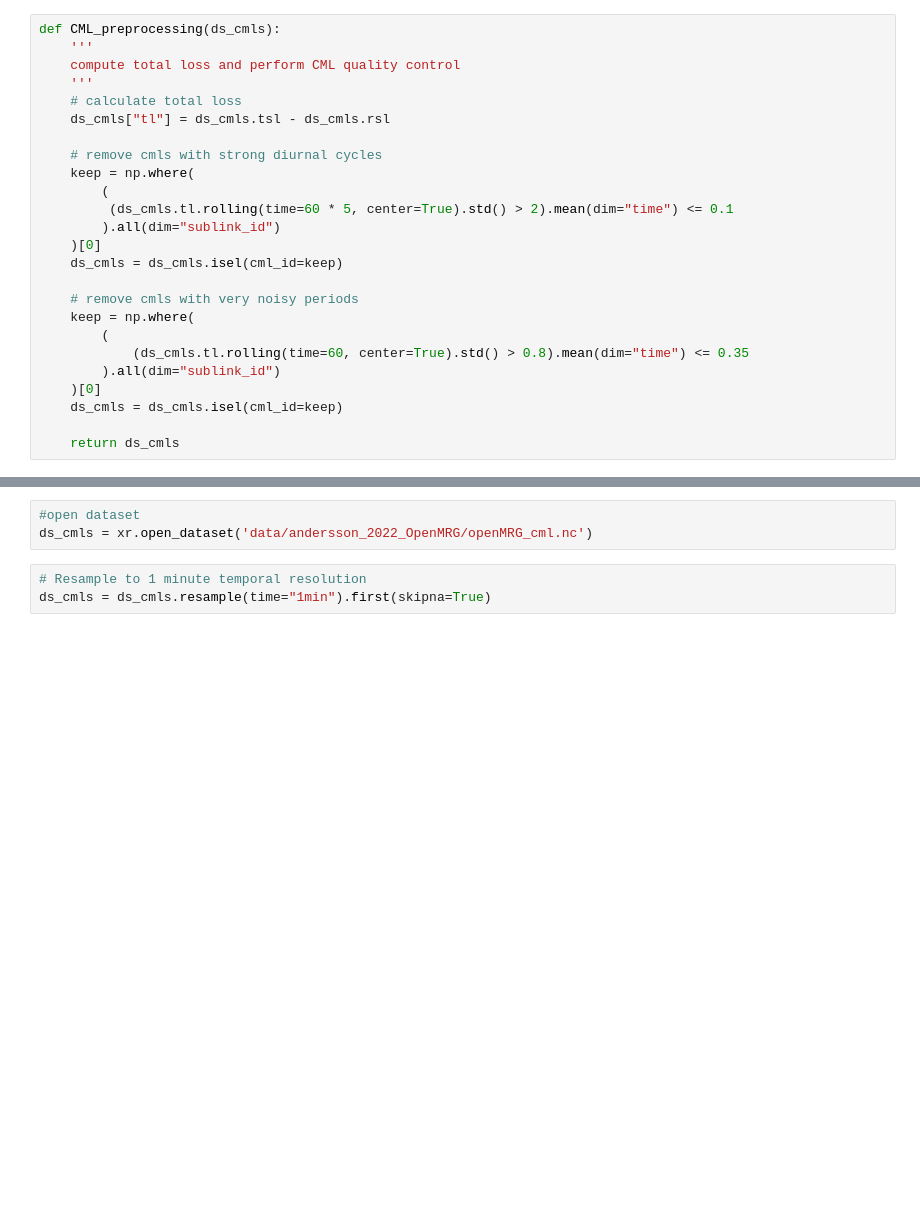
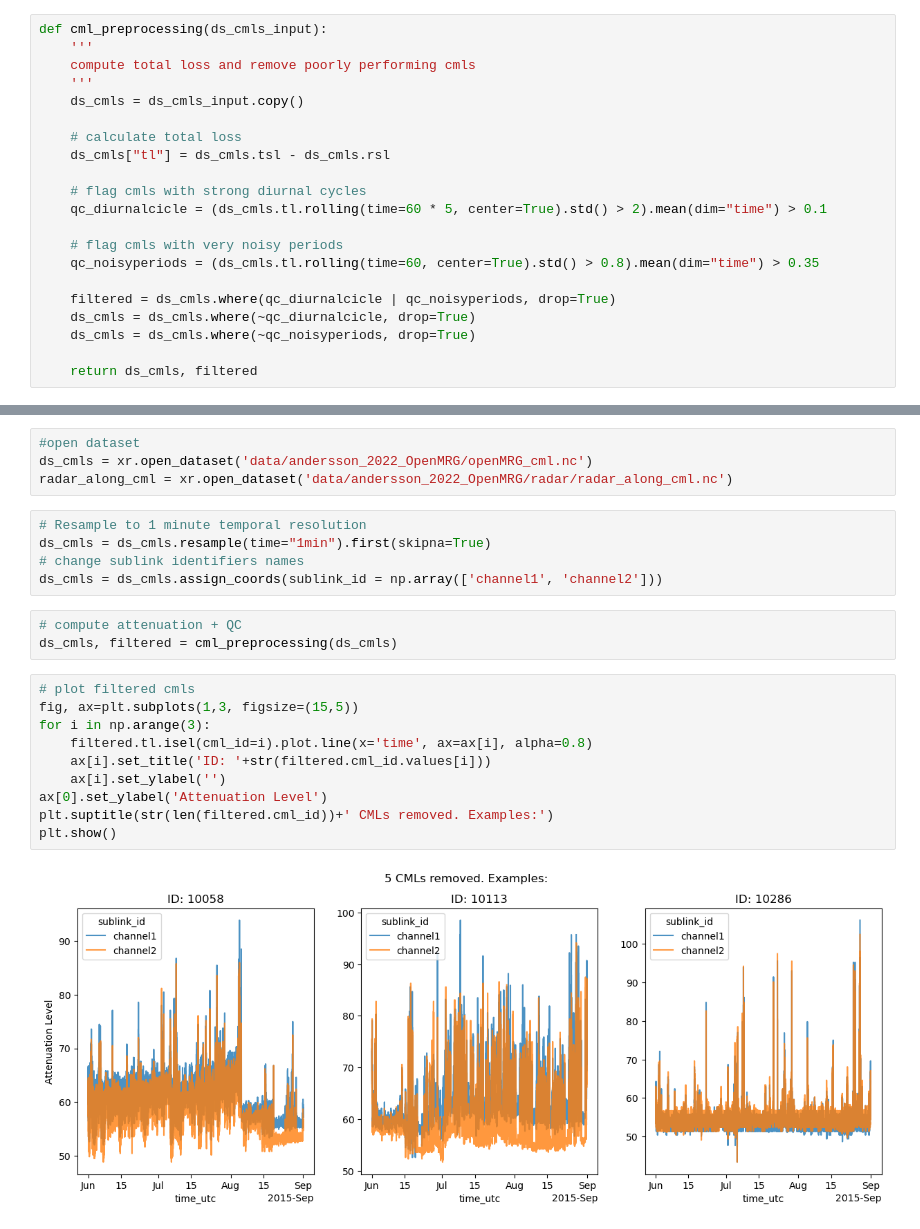
Before and after one commit to OpenSenseAction/radar_adjustment_intercomparison, a Jupyter notebook: 2_cml_processing.ipynb, the cells around one changed output, grey strips where cells are left out. Drawn from its saved outputs; the diff is of its cells as text; blank space fills up the shorter version.

```diff
--- a/2_cml_processing.ipynb
+++ b/2_cml_processing.ipynb
@@ -19,26 +19,22 @@ import poligrain as plg
 # %%
-def CML_preprocessing(ds_cmls):
+def cml_preprocessing(ds_cmls_input):
     '''
-    compute total loss and perform CML quality control
+    compute total loss and remove poorly performing cmls
     '''
+    ds_cmls = ds_cmls_input.copy()
+
     # calculate total loss
     ds_cmls["tl"] = ds_cmls.tsl - ds_cmls.rsl
 
-    # remove cmls with strong diurnal cycles
-    keep = np.where(
-        (
-         (ds_cmls.tl.rolling(time=60 * 5, center=True).std() > 2).mean(dim="time") <= 0.1
-        ).all(dim="sublink_id")
-    )[0]
-    ds_cmls = ds_cmls.isel(cml_id=keep)
+    # flag cmls with strong diurnal cycles
+    qc_diurnalcicle = (ds_cmls.tl.rolling(time=60 * 5, center=True).std() > 2).mean(dim="time") > 0.1
 
-    # remove cmls with very noisy periods
-    keep = np.where(
-        (
-            (ds_cmls.tl.rolling(time=60, center=True).std() > 0.8).mean(dim="time") <= 0.35
-        ).all(dim="sublink_id")
-    )[0]
-    ds_cmls = ds_cmls.isel(cml_id=keep)
+    # flag cmls with very noisy periods
+    qc_noisyperiods = (ds_cmls.tl.rolling(time=60, center=True).std() > 0.8).mean(dim="time") > 0.35
 
-    return ds_cmls
+    filtered = ds_cmls.where(qc_diurnalcicle | qc_noisyperiods, drop=True)
+    ds_cmls = ds_cmls.where(~qc_diurnalcicle, drop=True)
+    ds_cmls = ds_cmls.where(~qc_noisyperiods, drop=True)
+
+    return ds_cmls, filtered
 # %%
@@ -140,7 +112,25 @@ def CML_processing(ds_cmls):
 # %%
 #open dataset
 ds_cmls = xr.open_dataset('data/andersson_2022_OpenMRG/openMRG_cml.nc')
+radar_along_cml = xr.open_dataset('data/andersson_2022_OpenMRG/radar/radar_along_cml.nc')
 # %%
 # Resample to 1 minute temporal resolution
 ds_cmls = ds_cmls.resample(time="1min").first(skipna=True)
+# change sublink identifiers names
+ds_cmls = ds_cmls.assign_coords(sublink_id = np.array(['channel1', 'channel2']))
+# %%
+# compute attenuation + QC
+ds_cmls, filtered = cml_preprocessing(ds_cmls)
+# %%
+# plot filtered cmls
+fig, ax=plt.subplots(1,3, figsize=(15,5))
+for i in np.arange(3):
+    filtered.tl.isel(cml_id=i).plot.line(x='time', ax=ax[i], alpha=0.8)
+    ax[i].set_title('ID: '+str(filtered.cml_id.values[i]))
+    ax[i].set_ylabel('')
+ax[0].set_ylabel('Attenuation Level')
+plt.suptitle(str(len(filtered.cml_id))+' CMLs removed. Examples:')
+plt.show()
+# %% [output]
+[figure, added]
 # %%
```
Also changed, not shown: parts of 19 cells of this notebook, 1 other file.
